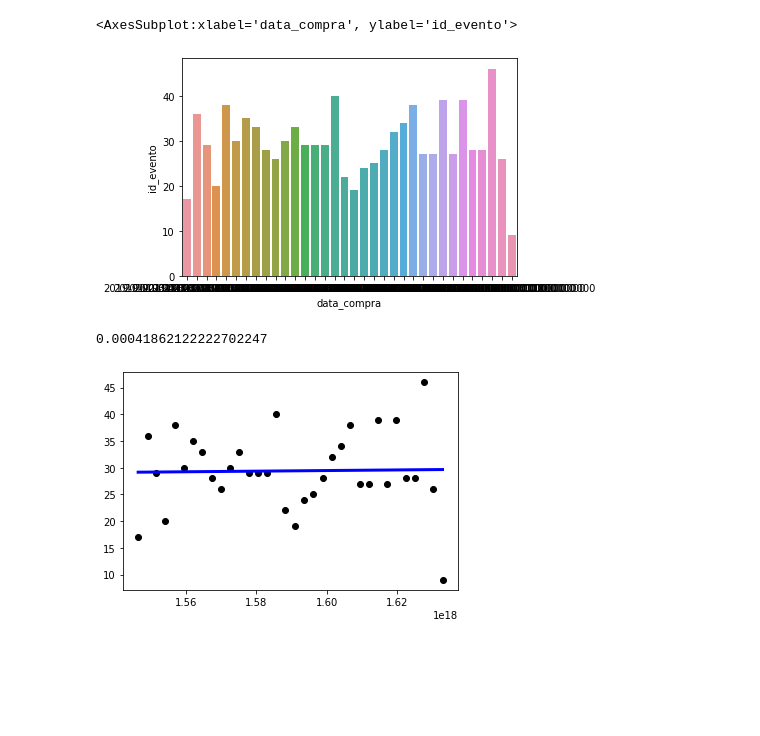
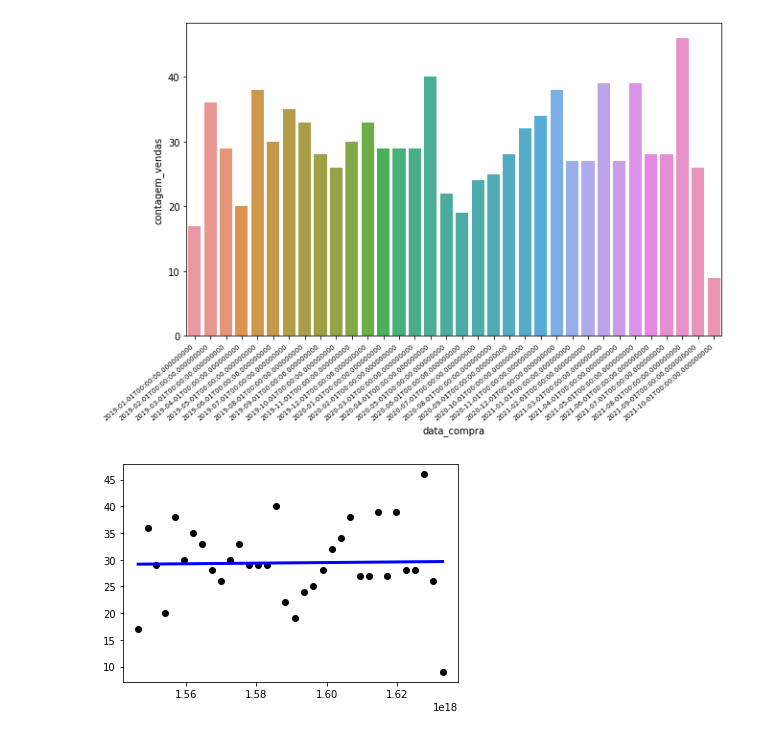
Before and after one commit to Osiris-gp8/projeto-osiris, a Jupyter notebook: api-python/analysis/ml_models/linear_model.ipynb, the cells around one changed output. Saved outputs shown, nothing was run; the diff lists cells and outputs as text; code cells hidden in the pictures; blank space fills up the shorter version.

```diff
--- a/api-python/analysis/ml_models/linear_model.ipynb
+++ b/api-python/analysis/ml_models/linear_model.ipynb
@@ -26,18 +28,19 @@ vendas.head()
 # %%
 vendas_mes = vendas.groupby(pd.Grouper(key="data_compra", freq="M")).agg({"id_evento":"count"}).reset_index()
 vendas_mes.data_compra = vendas_mes.data_compra.values.astype("datetime64[M]")
-sns.barplot(x = "data_compra", y = "id_evento", data=vendas_mes)
+vendas_mes.rename(columns = {"id_evento": "contagem_vendas"}, inplace=True)
+plt.figure(figsize=(10,6))
+fig = sns.barplot(x = "data_compra", y = "contagem_vendas", data=vendas_mes)
+fig.set_xticklabels(fig.get_xticklabels(), rotation = 40, ha="right", fontsize=7)
+plt.show()
 # %% [output]
-<AxesSubplot:xlabel='data_compra', ylabel='id_evento'>
-[figure, old version]
+[figure, new version]
 # %%
 data_compra =  vendas_mes.data_compra.values
 contagem = vendas_mes.id_evento.values
 X = data_compra.reshape(len(data_compra), 1).astype("float")
 y = contagem.reshape(len(contagem), 1)
-model = LinearRegression().fit(X, y)
-model.score(X, y)
+vendas_model = LinearRegression().fit(X, y)
+vendas_model_score = vendas_model.score(X, y)
-# %% [output]
-0.00041862122222702247
 # %%
 plt.scatter(X, y, color = "black")
```
Also changed, not shown: parts of 11 cells of this notebook.
